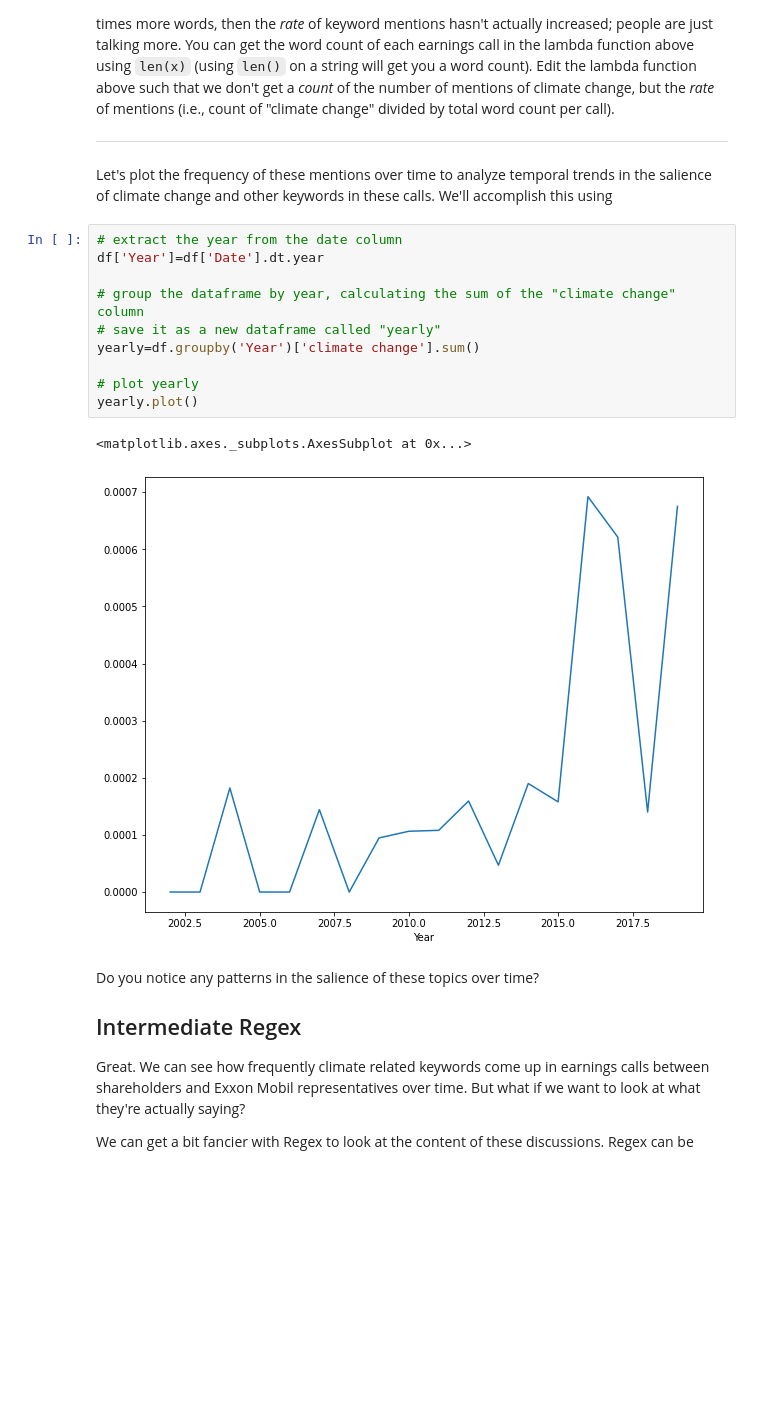
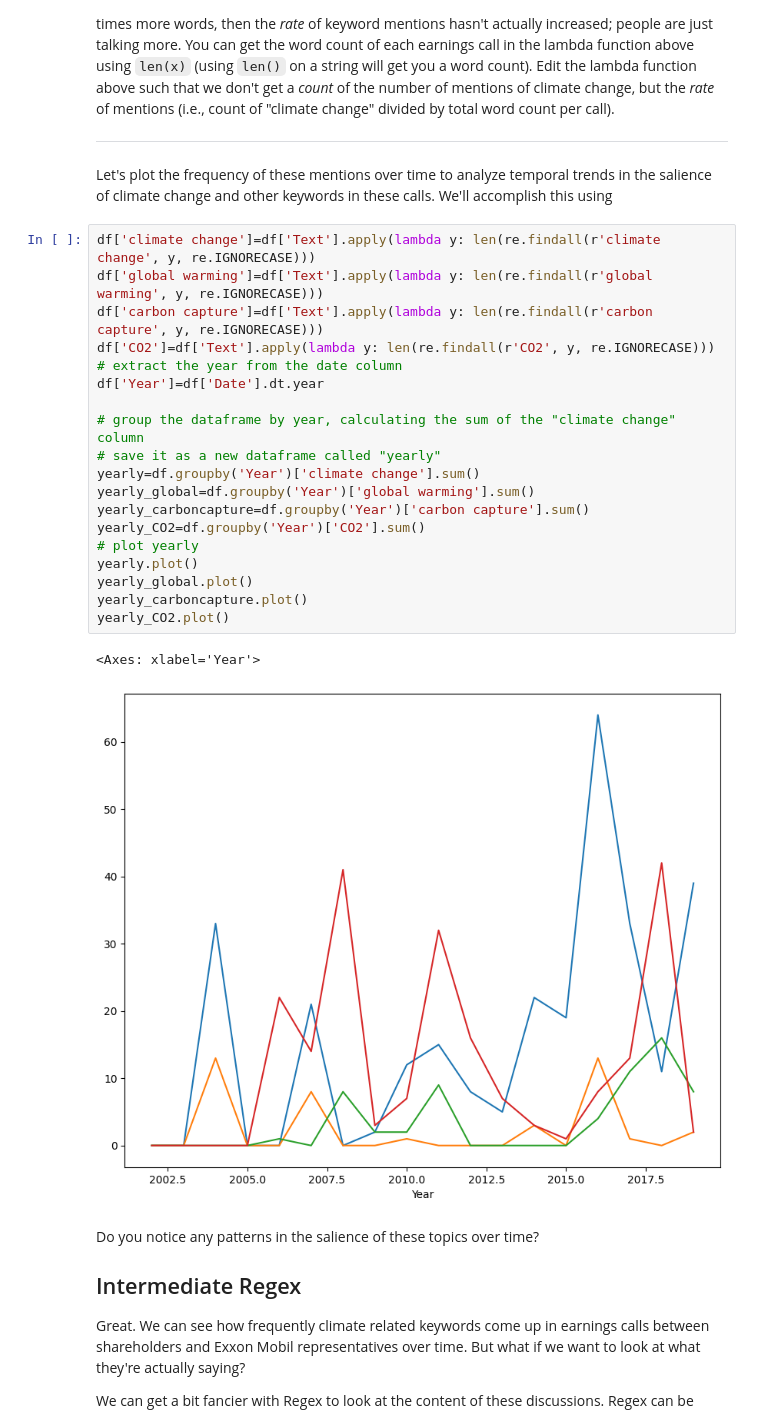
Before and after one commit to rebeccarlredmayne-cmd/QM2, a Jupyter notebook: Copy_of_W4_Natural_Language_Processing_Student_Version.ipynb, the cells around one changed output. Drawn from its saved outputs; the diff is of its cells as text; blank space fills up the shorter version.

```diff
--- a/Copy_of_W4_Natural_Language_Processing_Student_Version.ipynb
+++ b/Copy_of_W4_Natural_Language_Processing_Student_Version.ipynb
@@ -281,18 +287,27 @@ Advanced: Our current measure of the number of mentions of keywords might be bia
 
 Let's plot the frequency of these mentions over time to analyze temporal trends in the salience of climate change and other keywords in these calls. We'll accomplish this using
 # %%
+df['climate change']=df['Text'].apply(lambda y: len(re.findall(r'climate change', y, re.IGNORECASE)))
+df['global warming']=df['Text'].apply(lambda y: len(re.findall(r'global warming', y, re.IGNORECASE)))
+df['carbon capture']=df['Text'].apply(lambda y: len(re.findall(r'carbon capture', y, re.IGNORECASE)))
+df['CO2']=df['Text'].apply(lambda y: len(re.findall(r'CO2', y, re.IGNORECASE)))
 # extract the year from the date column
 df['Year']=df['Date'].dt.year
 
 # group the dataframe by year, calculating the sum of the "climate change" column
 # save it as a new dataframe called "yearly"
 yearly=df.groupby('Year')['climate change'].sum()
-
+yearly_global=df.groupby('Year')['global warming'].sum()
+yearly_carboncapture=df.groupby('Year')['carbon capture'].sum()
+yearly_CO2=df.groupby('Year')['CO2'].sum()
 # plot yearly
 yearly.plot()
+yearly_global.plot()
+yearly_carboncapture.plot()
+yearly_CO2.plot()
 # %% [output]
-<matplotlib.axes._subplots.AxesSubplot at 0x...>
+<Axes: xlabel='Year'>
-[figure, old version]
+[figure, new version]
 # %% [markdown]
 Do you notice any patterns in the salience of these topics over time?
 
```
Also changed, not shown: parts of 9 cells of this notebook.
